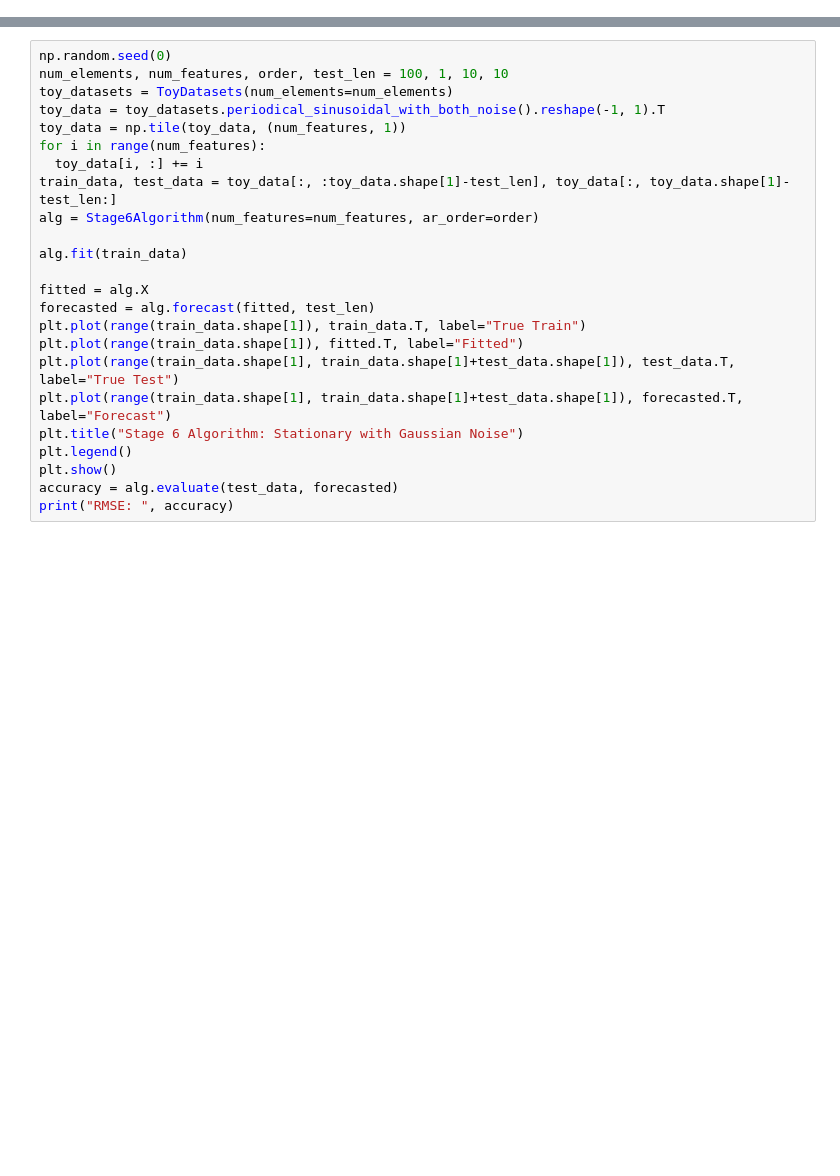
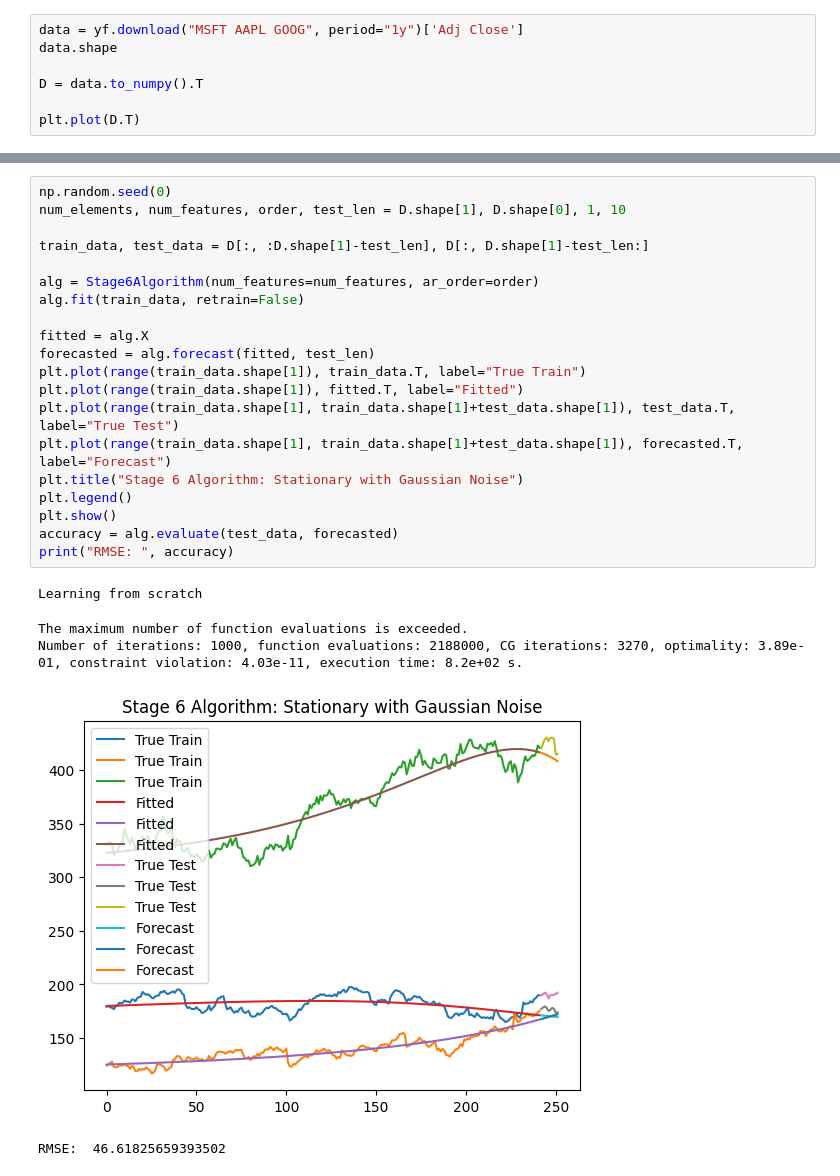
Before and after one commit to chrischris531/fyp, a Jupyter notebook: stage_6_algorithm_notebook.ipynb, the cells around one changed output, grey strips where cells are left out. Drawn from its saved outputs; the diff is of its cells as text; blank space fills up the shorter version.

```diff
--- a/stage_6_algorithm_notebook.ipynb
+++ b/stage_6_algorithm_notebook.ipynb
@@ -115,0 +233,7 @@ print("RMSE: ", accuracy)
+# %%
+data = yf.download("MSFT AAPL GOOG", period="1y")['Adj Close']
+data.shape
+
+D = data.to_numpy().T
+
+plt.plot(D.T)
@@ -116,24 +245,26 @@ print("RMSE: ", accuracy)
 # %%
 np.random.seed(0)
-num_elements, num_features, order, test_len = 100, 1, 10, 10
-toy_datasets = ToyDatasets(num_elements=num_elements)
-toy_data = toy_datasets.periodical_sinusoidal_with_both_noise().reshape(-1, 1).T
-toy_data = np.tile(toy_data, (num_features, 1))
-for i in range(num_features):
-  toy_data[i, :] += i
-train_data, test_data = toy_data[:, :toy_data.shape[1]-test_len], toy_data[:, toy_data.shape[1]-test_len:]
+num_elements, num_features, order, test_len = D.shape[1], D.shape[0], 1, 10
+
+train_data, test_data = D[:, :D.shape[1]-test_len], D[:, D.shape[1]-test_len:]
+
 alg = Stage6Algorithm(num_features=num_features, ar_order=order)
-
-alg.fit(train_data)
+alg.fit(train_data, retrain=False)
 
 fitted = alg.X
 forecasted = alg.forecast(fitted, test_len)
 plt.plot(range(train_data.shape[1]), train_data.T, label="True Train")
 plt.plot(range(train_data.shape[1]), fitted.T, label="Fitted")
 plt.plot(range(train_data.shape[1], train_data.shape[1]+test_data.shape[1]), test_data.T, label="True Test")
 plt.plot(range(train_data.shape[1], train_data.shape[1]+test_data.shape[1]), forecasted.T, label="Forecast")
 plt.title("Stage 6 Algorithm: Stationary with Gaussian Noise")
 plt.legend()
 plt.show()
 accuracy = alg.evaluate(test_data, forecasted)
 print("RMSE: ", accuracy)
+# %% [output]
+Learning from scratch
+The maximum number of function evaluations is exceeded.
+Number of iterations: 1000, function evaluations: 2188000, CG iterations: 3270, optimality: 3.89e-01, constraint violation: 4.03e-11, execution time: 8.2e+02 s.
+[figure, added]
+RMSE:  46.61825659393502
```
Also changed, not shown: parts of 16 cells of this notebook, 1 other file.
